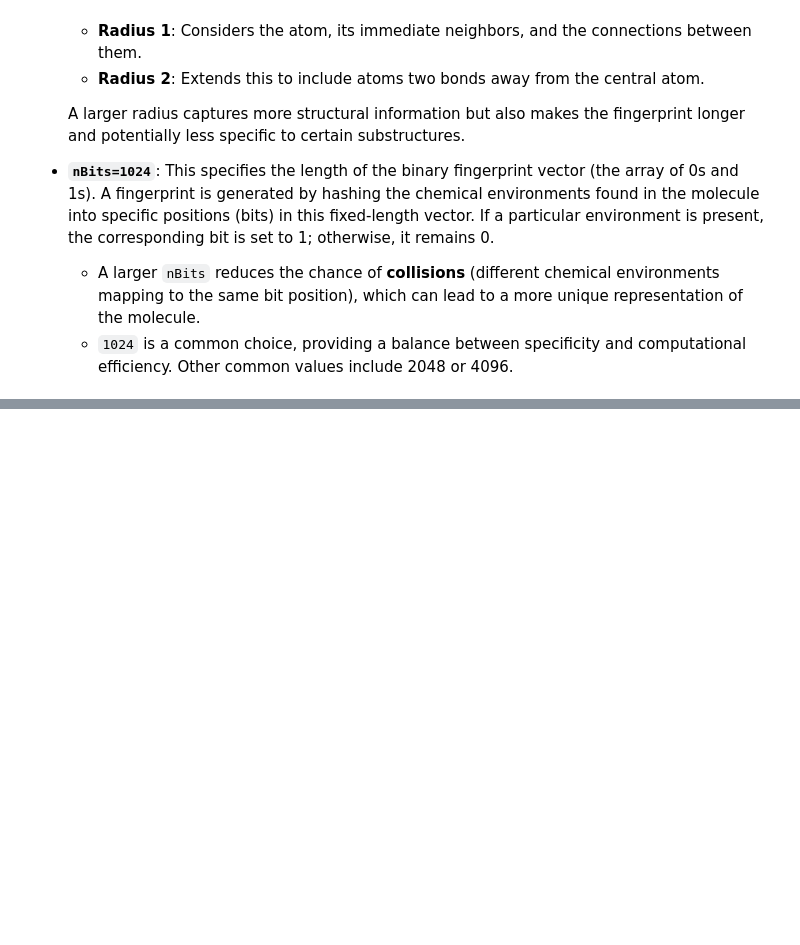
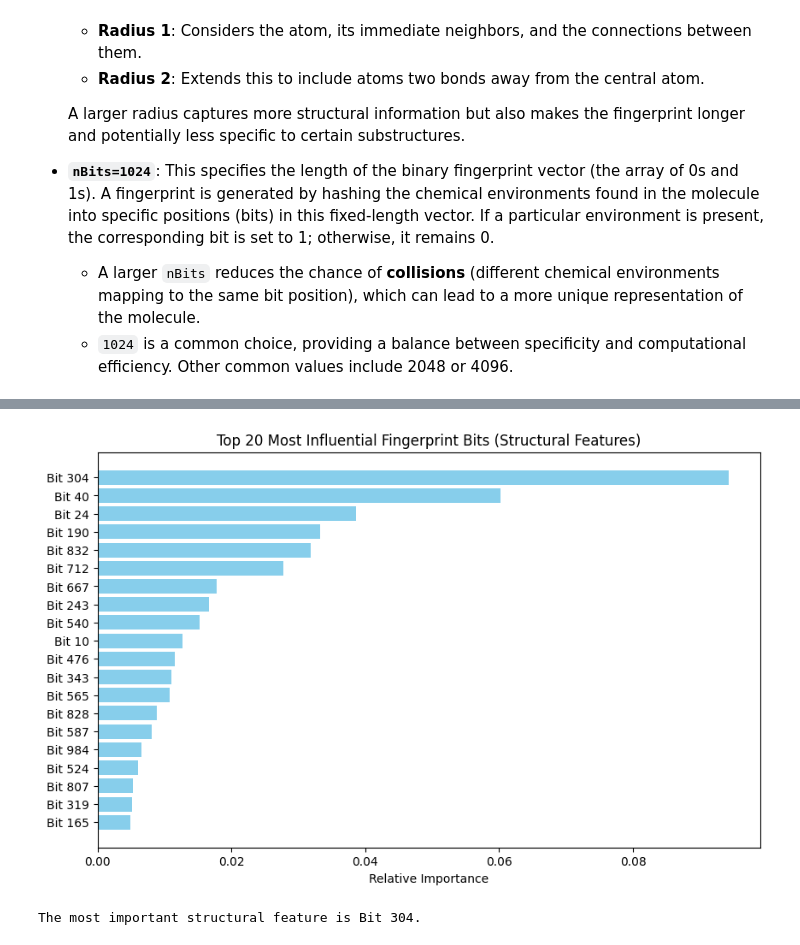
Before and after one commit to eesa3372/Cheminformatics-Learning, a Jupyter notebook: CheminformaticsLearning.ipynb, the cells around one changed output, grey strips where cells are left out. Drawn from its saved outputs; the diff is of its cells as text; code cells hidden in the pictures; blank space fills up the shorter version.

```diff
--- a/CheminformaticsLearning.ipynb
+++ b/CheminformaticsLearning.ipynb
@@ -601,0 +607,22 @@ print(targets[['target_chembl_id', 'pref_name']].head())
+# %%
+import numpy as np
+
+# 1. Clean the dataset: ensure values are numbers and drop missing rows
+clean_df['standard_value'] = pd.to_numeric(clean_df['standard_value'], errors='coerce')
+clean_df = clean_df.dropna(subset=['canonical_smiles', 'standard_value'])
+
+# 2. Filter out any problematic zero entries to protect our logarithm
+clean_df = clean_df[clean_df['standard_value'] > 0]
+
+# 3. Define the professional pIC50 conversion function
+def convert_to_pic50(ic50_val):
+    # Convert nanomolar to molar by dividing by 10^9, then take negative log10
+    molar_val = ic50_val / 1e9
+    pic50 = -np.log10(molar_val)
+    return pic50
+
+# 4. Apply the function to create our clean target column (y)
+clean_df['pIC50'] = clean_df['standard_value'].apply(convert_to_pic50)
+
+print("Transformation Complete!")
+print(clean_df[['molecule_chembl_id', 'standard_value', 'pIC50']].head())
@@ -601,0 +787,20 @@ print(targets[['target_chembl_id', 'pref_name']].head())
+# %%
+import numpy as np
+import matplotlib.pyplot as plt
+
+# 1. Get feature importances from the trained Random Forest
+importances = model.feature_importances_
+indices = np.argsort(importances)[-20:]  # Get the top 20 most important bits
+
+# 2. Visualize the top features
+plt.figure(figsize=(10, 6))
+plt.title("Top 20 Most Influential Fingerprint Bits (Structural Features)")
+plt.barh(range(len(indices)), importances[indices], color='skyblue', align='center')
+plt.yticks(range(len(indices)), [f"Bit {i}" for i in indices])
+plt.xlabel("Relative Importance")
+plt.show()
+
+print(f"The most important structural feature is Bit {indices[-1]}.")
+# %% [output]
+[figure, added]
+The most important structural feature is Bit 304.
```
Also changed, not shown: parts of 28 cells of this notebook.
